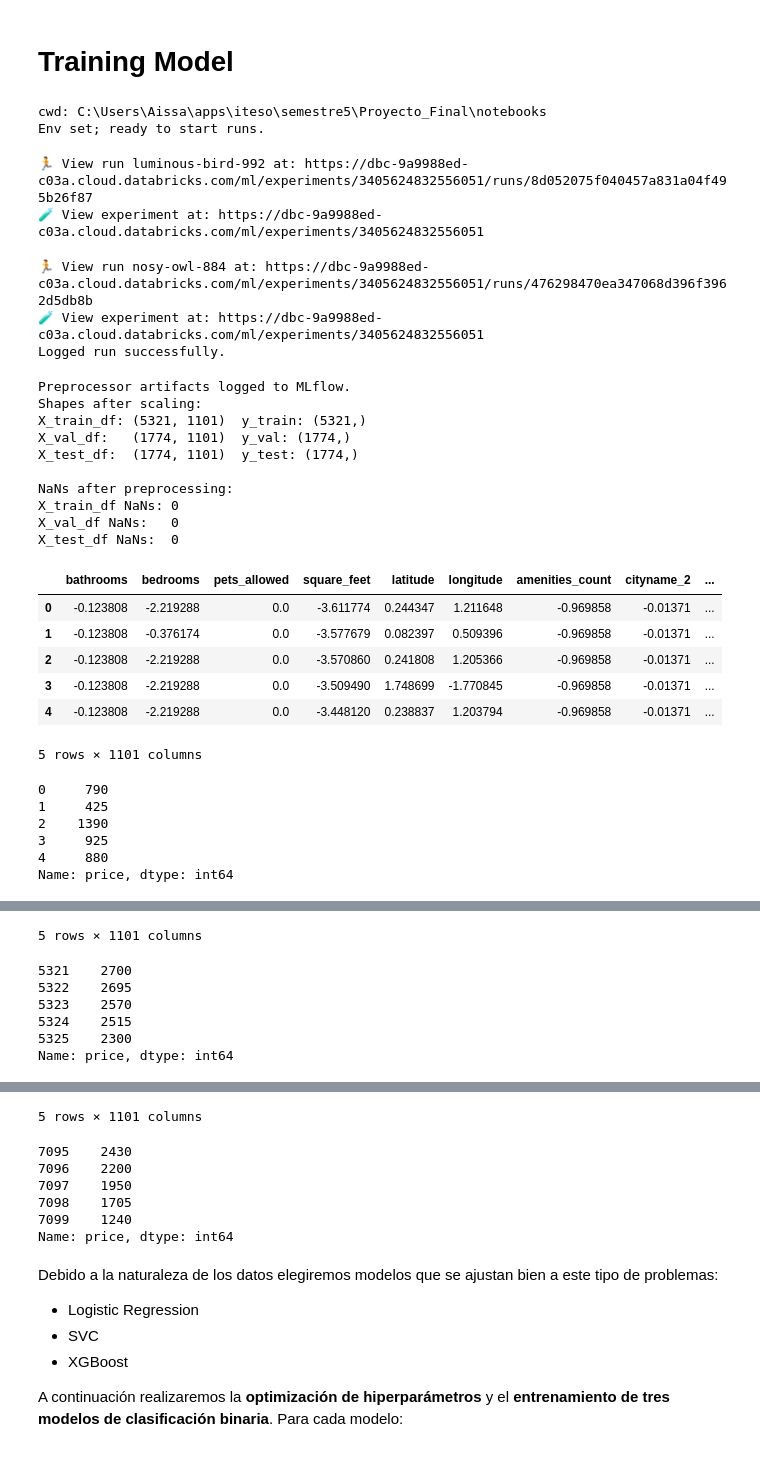
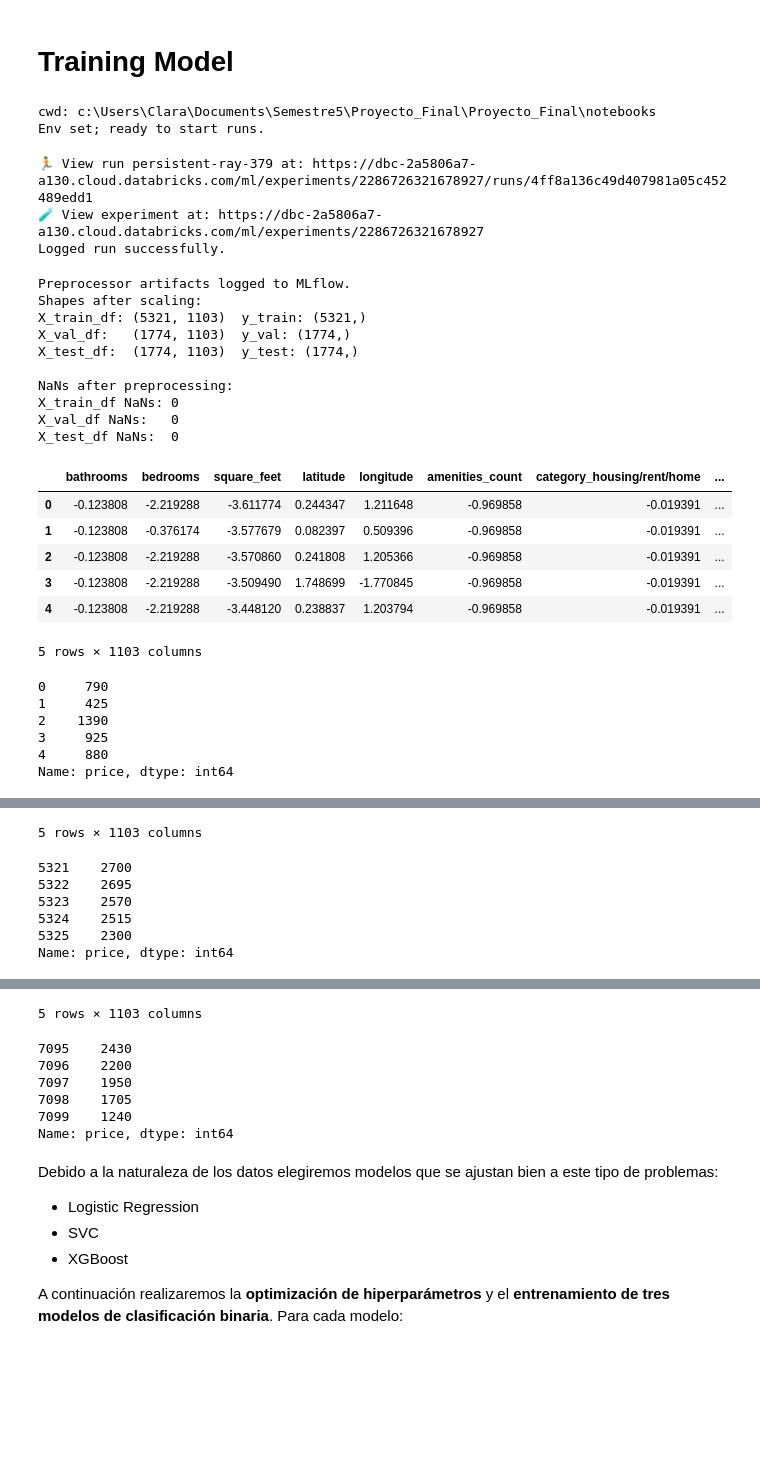
Before and after one commit to claraagui/Proyecto_Final, a Jupyter notebook: notebooks/03-training_model.ipynb, the cells around one changed output, grey strips where cells are left out. Cells and saved outputs as stored; diff of their text form; code cells hidden in the pictures; blank space fills up the shorter version.

```diff
--- a/notebooks/03-training_model.ipynb
+++ b/notebooks/03-training_model.ipynb
@@ -52,17 +55,13 @@ import mlflow
 # %%
-# 1) load .env first
 load_dotenv(override=True)
 
-# 2) debug: show current working directory and whether .env exists
 print("cwd:", os.getcwd())
 
 # 3) read values safely
 host = os.getenv("DATABRICKS_HOST")
 token = os.getenv("DATABRICKS_TOKEN")
-experiment_name = os.getenv("MLFLOW_EXPERIMENT_NAME", "/Users/aissafosado@gmail.com/final_project")
+experiment_name = os.getenv("MLFLOW_EXPERIMENT_NAME", "/Users/aclarapao@gmail.com/proyecto_final_precios")
 
-
-# 5) validate and fail fast with suggestions
 if not host or not token:
     raise ValueError(
         "DATABRICKS_HOST or DATABRICKS_TOKEN is not set.\n"
@@ -72,18 +71,16 @@ if not host or not token:
         " -> No trailing spaces in variable names. Restart kernel after editing .env if needed."
     )
 
-# 6) Set env (safe now because both are strings)
 os.environ["DATABRICKS_HOST"] = host
 os.environ["DATABRICKS_TOKEN"] = token
 os.environ["MLFLOW_TRACKING_URI"] = "databricks"
 
-# 7) configure mlflow (after env set)
 mlflow.set_tracking_uri("databricks")
 mlflow.set_experiment(experiment_name)
 
 print("Env set; ready to start runs.")
 # %% [output]
-cwd: C:\Users\Aissa\apps\iteso\semestre5\Proyecto_Final\notebooks
+cwd: c:\Users\Clara\Documents\Semestre5\Proyecto_Final\Proyecto_Final\notebooks
 Env set; ready to start runs.
 # %%
 import mlflow
@@ -91,9 +88,6 @@ import mlflow
 # Force-end any active run
 while mlflow.active_run() is not None:
     mlflow.end_run()
-# %% [output]
-🏃 View run luminous-bird-992 at: https://dbc-9a9988ed-c03a.cloud.databricks.com/ml/experiments/3405624832556051/runs/8d052075f040457a831a04f495b26f87
-🧪 View experiment at: https://dbc-9a9988ed-c03a.cloud.databricks.com/ml/experiments/3405624832556051
 # %%
 import os
 from dotenv import load_dotenv
@@ -107,7 +101,7 @@ os.environ["DATABRICKS_HOST"] = os.getenv("DATABRICKS_HOST")
 os.environ["DATABRICKS_TOKEN"] = os.getenv("DATABRICKS_TOKEN")
 
 mlflow.set_tracking_uri("databricks")
-mlflow.set_experiment("/Users/aissafosado@gmail.com/final_project")
+mlflow.set_experiment("/Users/aclarapao@gmail.com/proyecto_final_precios")
 
 with mlflow.start_run():
     mlflow.log_param("test", 1)
@@ -115,8 +109,8 @@ with mlflow.start_run():
 
 print("Logged run successfully.")
 # %% [output]
-🏃 View run nosy-owl-884 at: https://dbc-9a9988ed-c03a.cloud.databricks.com/ml/experiments/3405624832556051/runs/476298470ea347068d396f3962d5db8b
-🧪 View experiment at: https://dbc-9a9988ed-c03a.cloud.databricks.com/ml/experiments/3405624832556051
+🏃 View run persistent-ray-379 at: https://dbc-2a5806a7-a130.cloud.databricks.com/ml/experiments/2286726321678927/runs/4ff8a136c49d407981a05c452489edd1
+🧪 View experiment at: https://dbc-2a5806a7-a130.cloud.databricks.com/ml/experiments/2286726321678927
 Logged run successfully.
 # %%
 # ======================================
@@ -125,7 +119,7 @@ Logged run successfully.
 
 # Cargar las variables del archivo .env
 load_dotenv(override=True)  # Carga las variables del archivo .env
-EXPERIMENT_NAME = "/Users/aissafosado@gmail.com/final_project" ##Tenemos que cambiar esto por el path de nuestro experimento
+EXPERIMENT_NAME = "/Users/aclarapao@gmail.com/proyecto_final_precios" ##Tenemos que cambiar esto por el path de nuestro experimento
 
 mlflow.set_tracking_uri("databricks")
 experiment = mlflow.set_experiment(experiment_name=EXPERIMENT_NAME)
@@ -138,7 +132,7 @@ from sklearn.model_selection import train_test_split
 import mlflow
 
 # ---- load
-df = pd.read_csv('../data/processed/df_clean.csv')
+df = pd.read_csv('C:/Users/Clara/Documents/Semestre5/Proyecto_Final/Proyecto_Final/data/processed/df_clean.csv')
 
 # split
 y = df["price"]
@@ -172,7 +166,7 @@ def preprocessor(X_train, X_test, X_val=None, save_data=False, save_artifacts=Tr
                 X_val[col] = X_val[col].fillna(med)
 
     # 2) One-Hot encode cityname and state together
-    cat_cols = [c for c in ['cityname', 'state'] if c in X_train.columns]
+    cat_cols = [c for c in ["category", "has_photo", "pets_allowed", "cityname", "state"] if c in X_train.columns]
     encoder = OneHotEncoder(drop='first', handle_unknown='ignore', sparse_output=False)
     if len(cat_cols) > 0:
         encoder.fit(X_train[cat_cols])
@@ -247,43 +241,43 @@ X_train_scaled, X_test_scaled, X_val_scaled, encoder, scaler, feature_cols = pre
 X_train_df = pd.DataFrame(X_train_scaled, columns=feature_cols, index=X_train.index)
 X_test_df  = pd.DataFrame(X_test_scaled,  columns=feature_cols, index=X_test.index)
 X_val_df   = pd.DataFrame(X_val_scaled,   columns=feature_cols, index=X_val.index)
 
 # --- Quick checks (display)
 print("Shapes after scaling:")
 print("X_train_df:", X_train_df.shape, " y_train:", y_train.shape)
 print("X_val_df:  ", X_val_df.shape,   " y_val:", y_val.shape)
 print("X_test_df: ", X_test_df.shape,  " y_test:", y_test.shape)
 
 print("\nNaNs after preprocessing:")
 print("X_train_df NaNs:", X_train_df.isna().sum().sum())
 print("X_val_df NaNs:  ", X_val_df.isna().sum().sum())
 print("X_test_df NaNs: ", X_test_df.isna().sum().sum())
 
 # show small heads
 display(X_train_df.head())
 display(y_train.head())
 display(X_val_df.head())
 display(y_val.head())
 display(X_test_df.head())
 display(y_test.head())
 # %% [output]
 Preprocessor artifacts logged to MLflow.
 Shapes after scaling:
-X_train_df: (5321, 1101)  y_train: (5321,)
-X_val_df:   (1774, 1101)  y_val: (1774,)
-X_test_df:  (1774, 1101)  y_test: (1774,)
+X_train_df: (5321, 1103)  y_train: (5321,)
+X_val_df:   (1774, 1103)  y_val: (1774,)
+X_test_df:  (1774, 1103)  y_test: (1774,)
 
 NaNs after preprocessing:
 X_train_df NaNs: 0
 X_val_df NaNs:   0
 X_test_df NaNs:  0
-|  | bathrooms | bedrooms | pets_allowed | square_feet | latitude | longitude | amenities_count | cityname_2 | ... |
-| 0 | -0.123808 | -2.219288 | 0.0 | -3.611774 | 0.244347 | 1.211648 | -0.969858 | -0.01371 | ... |
-| 1 | -0.123808 | -0.376174 | 0.0 | -3.577679 | 0.082397 | 0.509396 | -0.969858 | -0.01371 | ... |
-| 2 | -0.123808 | -2.219288 | 0.0 | -3.570860 | 0.241808 | 1.205366 | -0.969858 | -0.01371 | ... |
-| 3 | -0.123808 | -2.219288 | 0.0 | -3.509490 | 1.748699 | -1.770845 | -0.969858 | -0.01371 | ... |
-| 4 | -0.123808 | -2.219288 | 0.0 | -3.448120 | 0.238837 | 1.203794 | -0.969858 | -0.01371 | ... |
+|  | bathrooms | bedrooms | square_feet | latitude | longitude | amenities_count | category_housing/rent/home | ... |
+| 0 | -0.123808 | -2.219288 | -3.611774 | 0.244347 | 1.211648 | -0.969858 | -0.019391 | ... |
+| 1 | -0.123808 | -0.376174 | -3.577679 | 0.082397 | 0.509396 | -0.969858 | -0.019391 | ... |
+| 2 | -0.123808 | -2.219288 | -3.570860 | 0.241808 | 1.205366 | -0.969858 | -0.019391 | ... |
+| 3 | -0.123808 | -2.219288 | -3.509490 | 1.748699 | -1.770845 | -0.969858 | -0.019391 | ... |
+| 4 | -0.123808 | -2.219288 | -3.448120 | 0.238837 | 1.203794 | -0.969858 | -0.019391 | ... |
-5 rows × 1101 columns
+5 rows × 1103 columns
 0     790
 1     425
 2    1390
@@ -299,4 +293,4 @@ Name: price, dtype: int64
-5 rows × 1101 columns
+5 rows × 1103 columns
 5321    2700
 5322    2695
 5323    2570
@@ -312,4 +306,4 @@ Name: price, dtype: int64
-5 rows × 1101 columns
+5 rows × 1103 columns
 7095    2430
 7096    2200
 7097    1950
```
Also changed, not shown: parts of 10 cells of this notebook, 9 other files.
